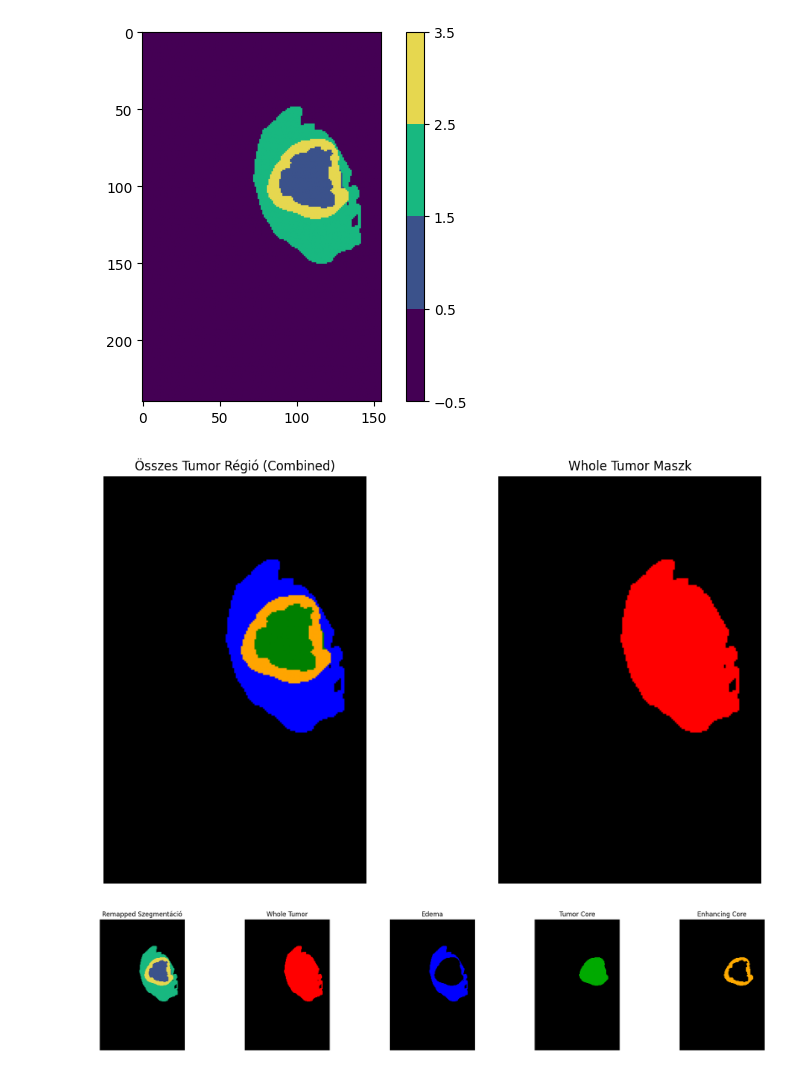
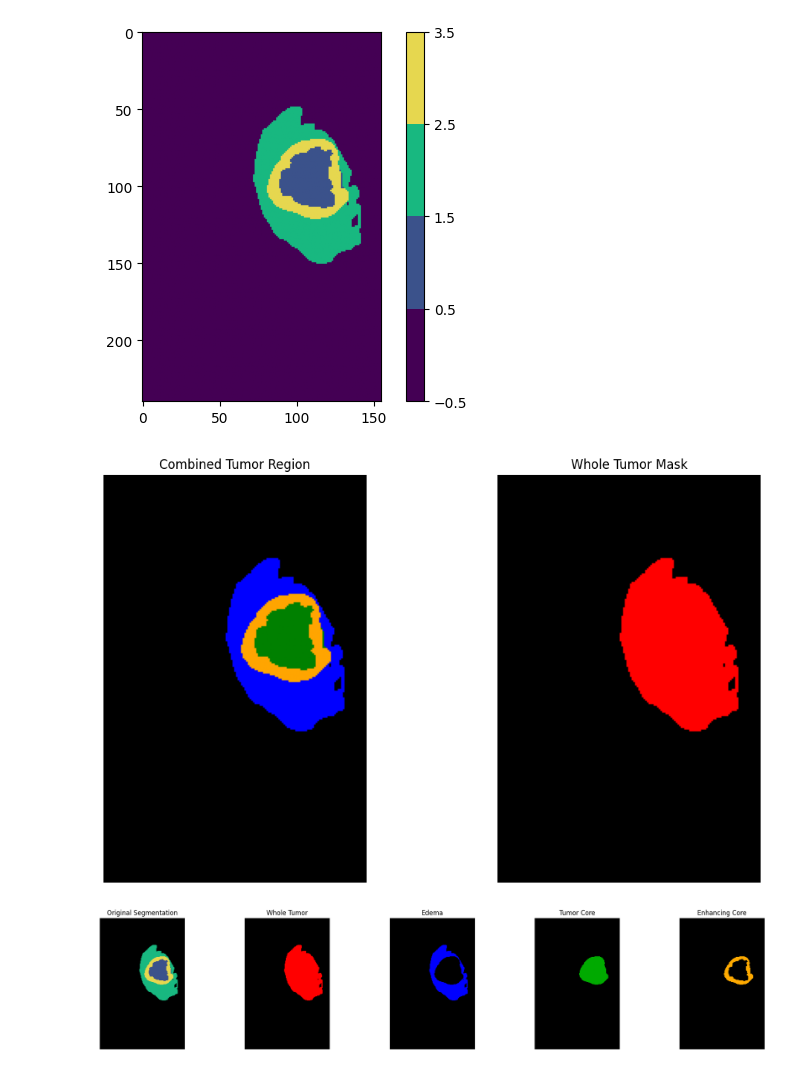
Before and after one commit to davidarvai/BrainTumorSegmentation, a Jupyter notebook: CNN.ipynb, the cells around one changed output. Drawn from its saved outputs; the diff is of its cells as text; code cells hidden in the pictures.

```diff
--- a/CNN.ipynb
+++ b/CNN.ipynb
@@ -796,36 +817,36 @@ combined_labels[edema_mask == 1]         = 2   # Edema: blue
 combined_labels[tumor_core_mask == 1]    = 3   # Tumor Core: green
 combined_labels[enhancing_core_mask == 1] = 4  # Enhancing Core: orange
 
 
 # For the combined image: 0 -> black, 1 -> red, 2 -> blue, 3 -> green, 4 -> orange
 cmap_combined = mpl.colors.ListedColormap(['black', 'red', 'blue', 'green', 'orange'])
 bounds_combined = [0, 1, 2, 3, 4, 5]
 norm_combined = mpl.colors.BoundaryNorm(bounds_combined, cmap_combined.N)
 
 # For the Whole Tumor mask: 0 -> black, 1 -> red
 cmap_whole = mpl.colors.ListedColormap(['black', 'red'])
 bounds_whole = [-0.5, 0.5, 1.5]
 norm_whole = mpl.colors.BoundaryNorm(bounds_whole, cmap_whole.N)
 
 # Displaying images side by side
 slice_index = 100  # Selected slice
 
 fig, axs = plt.subplots(1, 2, figsize=(12, 6))
 
 # All tumor regions
 axs[0].imshow(combined_labels[slice_index, :, :], cmap=cmap_combined, norm=norm_combined)
-axs[0].set_title("Összes Tumor Régió (Combined)")
+axs[0].set_title("Combined Tumor Region")
 axs[0].axis("off")
 
 # Separate Whole Tumor mask
 axs[1].imshow(whole_tumor_mask[slice_index, :, :], cmap=cmap_whole, norm=norm_whole)
-axs[1].set_title("Whole Tumor Maszk")
+axs[1].set_title("Whole Tumor Mask")
 axs[1].axis("off")
 
 plt.tight_layout()
 plt.show()
 # %% [output]
-[figure, old version]
+[figure, new version]
 # %%
 import os
 import numpy as np
```
Also changed, not shown: parts of 3 cells of this notebook.
